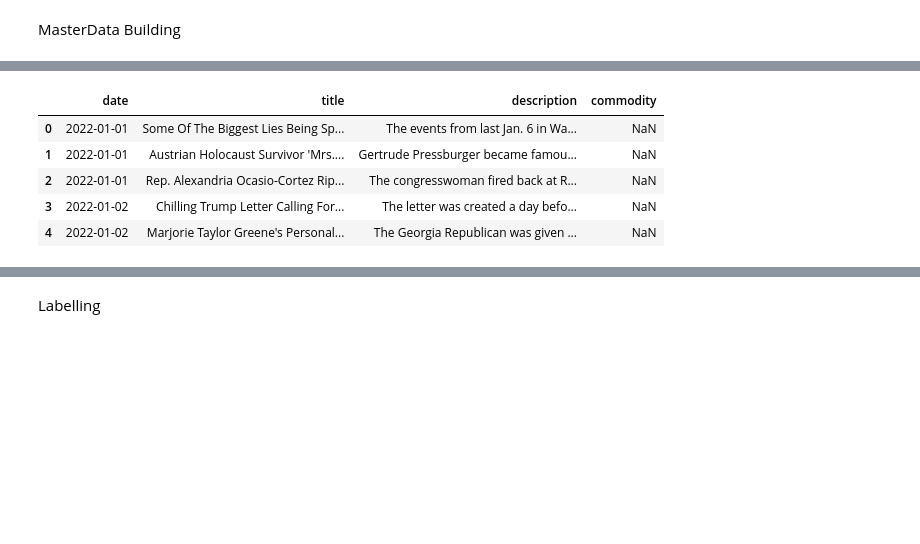
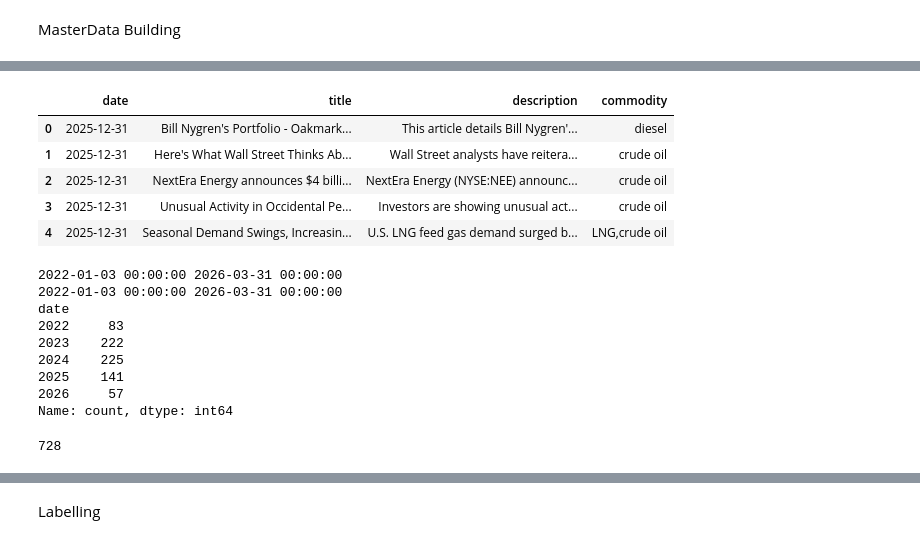
Before and after one commit to nltyh/DSA4265-Project, a Jupyter notebook: data_processing/data_processing.ipynb, the cells around one changed output, grey strips where cells are left out. Cells and saved outputs as stored; diff of their text form; code cells hidden in the pictures; blank space fills up the shorter version.

```diff
--- a/data_processing/data_processing.ipynb
+++ b/data_processing/data_processing.ipynb
@@ -255,26 +254,58 @@ def parse_energy_to_merged_format(df_energy):
 
     return result
 df_parsed = parse_energy_to_merged_format(df)
+# %%
+df_parsed.head()
+# %% [output]
+|  | date | title | description | commodity |
+| 0 | 2025-12-31 | Bill Nygren's Portfolio - Oakmark... | This article details Bill Nygren'... | diesel |
+| 1 | 2025-12-31 | Here's What Wall Street Thinks Ab... | Wall Street analysts have reitera... | crude oil |
+| 2 | 2025-12-31 | NextEra Energy announces $4 billi... | NextEra Energy (NYSE:NEE) announc... | crude oil |
+| 3 | 2025-12-31 | Unusual Activity in Occidental Pe... | Investors are showing unusual act... | crude oil |
+| 4 | 2025-12-31 | Seasonal Demand Swings, Increasin... | U.S. LNG feed gas demand surged b... | LNG,crude oil |
 # %%
 import pandas as pd
 
 # Load original merged_df if needed
 merged_df = pd.read_csv("merged_df.csv")
+merged_df["date"] = pd.to_datetime(
+    merged_df["date"],
+    format="%d/%m/%Y",
+    errors="coerce"
+)
 
-merged_base = merged_df[["date", "title", "description", "commodity"]].copy()
-parsed_base = df_parsed[["date", "title", "description", "commodity"]].copy()
-final_df = pd.concat([merged_base, parsed_base], ignore_index=True)
-final_df = final_df.drop_duplicates(subset=["date", "title", "description", "commodity"])
-final_df["date"] = pd.to_datetime(final_df["date"], errors="coerce")
+df_parsed["date"] = pd.to_datetime(
+    df_parsed["date"],
+    format="%Y-%m-%d",
+    errors="coerce"
+)
+
+final_df = pd.concat(
+    [
+        merged_df[["date", "title", "description", "commodity"]],
+        df_parsed[["date", "title", "description", "commodity"]],
+    ],
+    ignore_index=True
+).drop_duplicates(subset=["date", "title", "description", "commodity"])
+
 final_df = final_df.sort_values("date").reset_index(drop=True)
-final_df["date"] = final_df["date"].dt.strftime("%Y-%m-%d")
-final_df.head()
+
+print(merged_df["date"].min(), merged_df["date"].max())
+print(final_df["date"].min(), final_df["date"].max())
+print(final_df["date"].dt.year.value_counts().sort_index())
 # %% [output]
-|  | date | title | description | commodity |
-| 0 | 2022-01-01 | Some Of The Biggest Lies Being Sp... | The events from last Jan. 6 in Wa... | NaN |
-| 1 | 2022-01-01 | Austrian Holocaust Survivor 'Mrs.... | Gertrude Pressburger became famou... | NaN |
-| 2 | 2022-01-01 | Rep. Alexandria Ocasio-Cortez Rip... | The congresswoman fired back at R... | NaN |
-| 3 | 2022-01-02 | Chilling Trump Letter Calling For... | The letter was created a day befo... | NaN |
-| 4 | 2022-01-02 | Marjorie Taylor Greene's Personal... | The Georgia Republican was given ... | NaN |
+2022-01-03 00:00:00 2026-03-31 00:00:00
+2022-01-03 00:00:00 2026-03-31 00:00:00
+date
+2022     83
+2023    222
+2024    225
+2025    141
+2026     57
+Name: count, dtype: int64
+# %%
+final_df.shape[0]
+# %% [output]
+728
 # %%
 final_df=final_df[final_df["commodity"].notna() & (final_df["commodity"] != "")]
```
Also changed, not shown: parts of 9 cells of this notebook, 6 other files.
